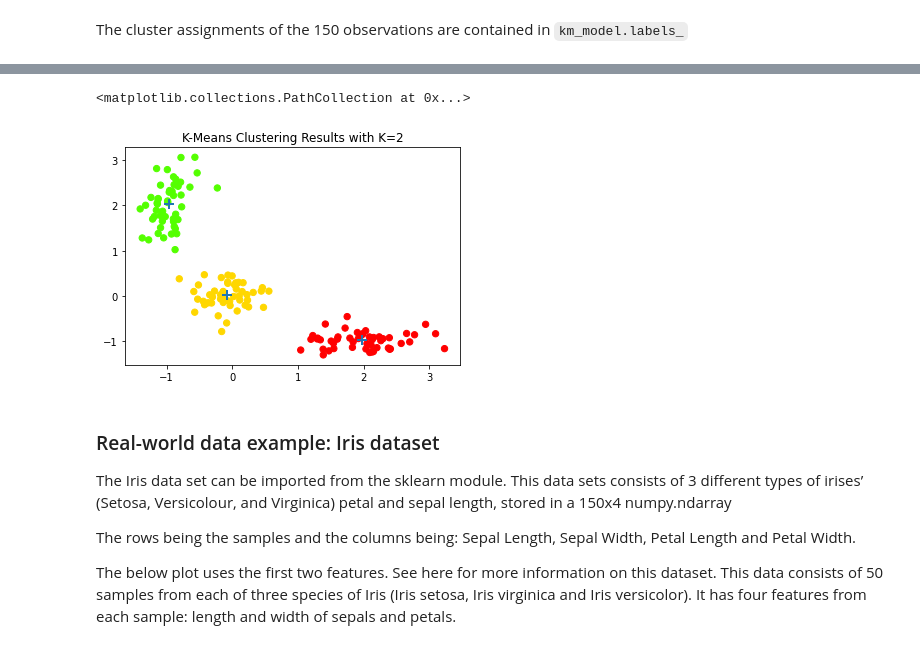
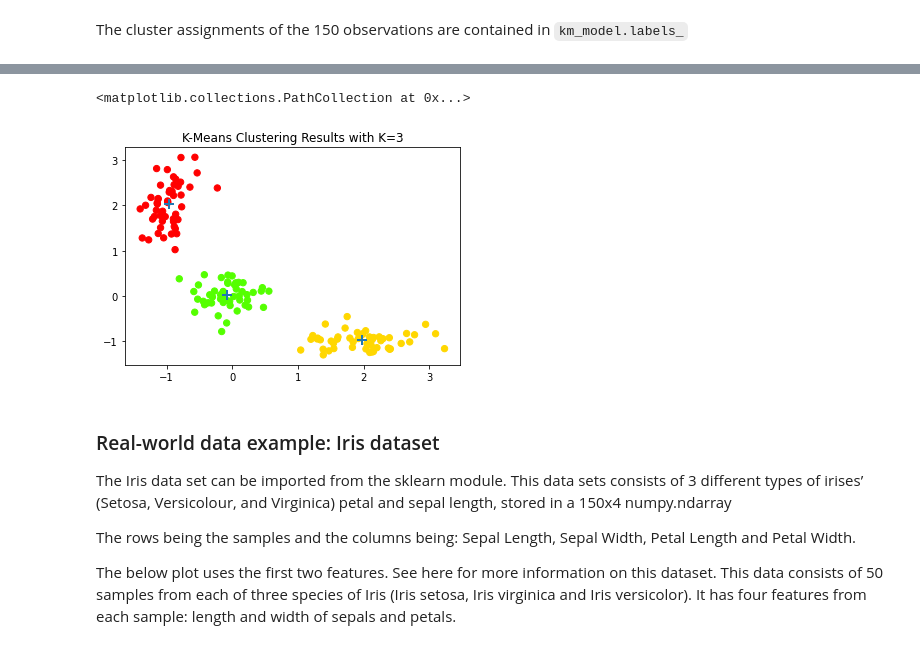
Before and after one commit to mdnsakib/ICPE-639, a Jupyter notebook: Mod3-2-ML-USL-Clustering.ipynb, the cells around one changed output, grey strips where cells are left out. Drawn from its saved outputs; the diff is of its cells as text; code cells hidden in the pictures.

```diff
--- a/Mod3-2-ML-USL-Clustering.ipynb
+++ b/Mod3-2-ML-USL-Clustering.ipynb
@@ -137,11 +137,11 @@ array([1, 1, 1, 1, 1, 1, 1, 1, 1, 1, 1, 1, 1, 1, 1, 1, 1, 1, 1, 1, 1, 1,
 # %%
 # scatter plot: different color represents different subgroup
 plt.scatter(X[:,0], X[:,1], s=40, c=km_model.labels_, cmap=plt.cm.prism)
-plt.title('K-Means Clustering Results with K=2')
+plt.title('K-Means Clustering Results with K=3')
 plt.scatter(km_model.cluster_centers_[:,0], km_model.cluster_centers_[:,1], marker='+', s=100, linewidth=2)
 # %% [output]
 <matplotlib.collections.PathCollection at 0x...>
-[figure, old version]
+[figure, new version]
 # %% [markdown]
 ### Real-world data example: Iris dataset
 
```
Also changed, not shown: parts of 5 cells of this notebook, 10 other files.
